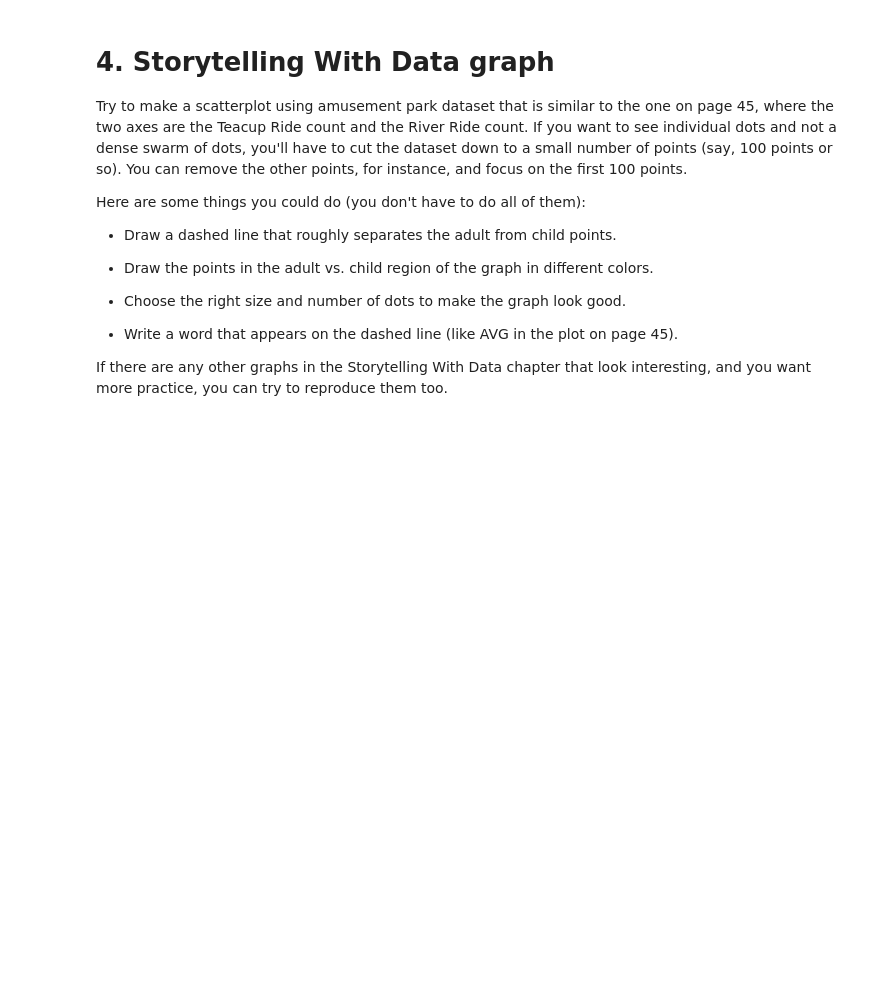
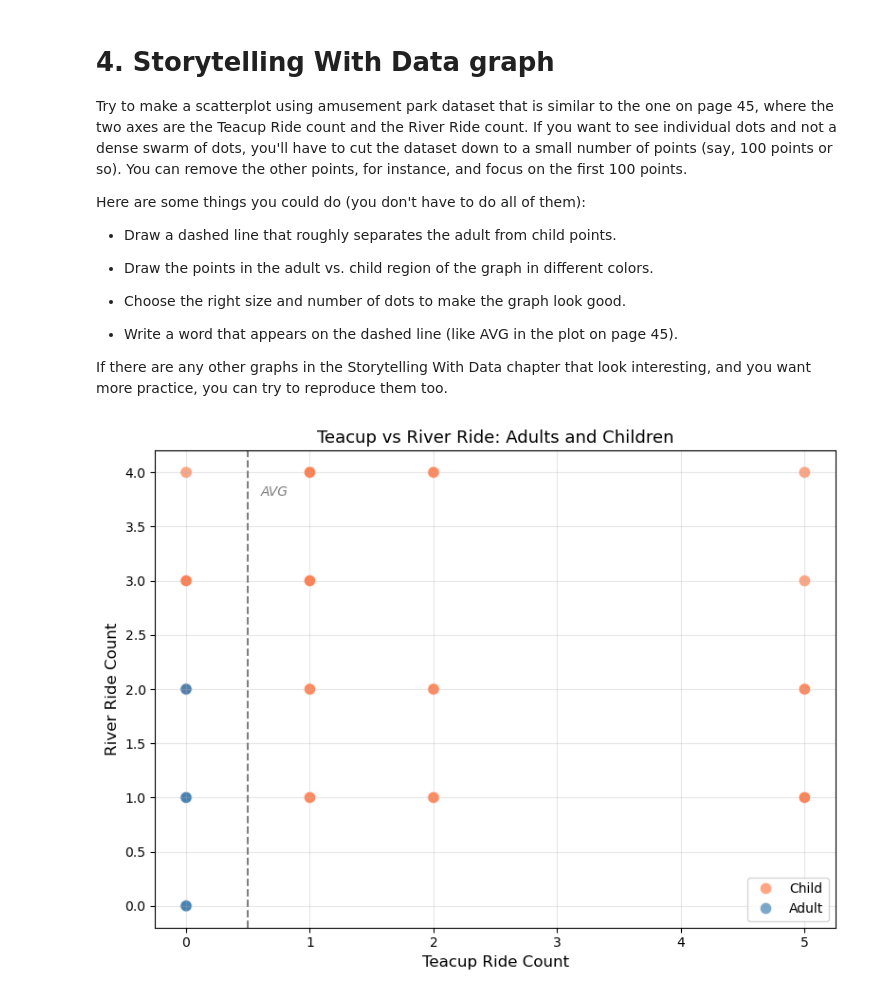
Before and after one commit to keshleem/dx699-summerai-homework3, a Jupyter notebook: Week3.ipynb, the cells around one changed output. Drawn from its saved outputs; the diff is of its cells as text; code cells hidden in the pictures; blank space fills up the shorter version.

```diff
--- a/Week3.ipynb
+++ b/Week3.ipynb
@@ -429,3 +429,42 @@ Here are some things you could do (you don't have to do all of them):
 * Write a word that appears on the dashed line (like AVG in the plot on page 45).
 
 If there are any other graphs in the Storytelling With Data chapter that look interesting, and you want more practice, you can try to reproduce them too.
+# %%
+# cut to 100 points
+df_small = df.head(100).copy()
+
+fig, ax = plt.subplots(figsize=(8, 6))
+
+# seaborn scatterplot - hue separates adult/child automatically
+sns.scatterplot(
+  data=df_small,
+  x='TeacupRide',
+  y='RiverRide',
+  hue='IsAdult',
+  palette={True: 'steelblue', False: 'coral'},
+  s=80,
+  alpha=0.7,
+  ax=ax
+)
+
+# dashed separator line
+ax.axvline(x=0.5, color='gray', linestyle='--', linewidth=1.5)
+
+# label on dashed line
+ax.text(0.6, ax.get_ylim()[1] * 0.9, 'AVG',
+        color='gray', fontsize=10, style='italic')
+
+# formatting
+ax.set_title('Teacup vs River Ride: Adults and Children', fontsize=13)
+ax.set_xlabel('Teacup Ride Count', fontsize=12)
+ax.set_ylabel('River Ride Count', fontsize=12)
+
+# rename legend labels
+handles, labels = ax.get_legend_handles_labels()
+ax.legend(handles, ['Adult' if l == 'True' else 'Child' for l in labels])
+
+ax.grid(alpha=0.3)
+plt.tight_layout()
+plt.show()
+# %% [output]
+[figure, added]
```
